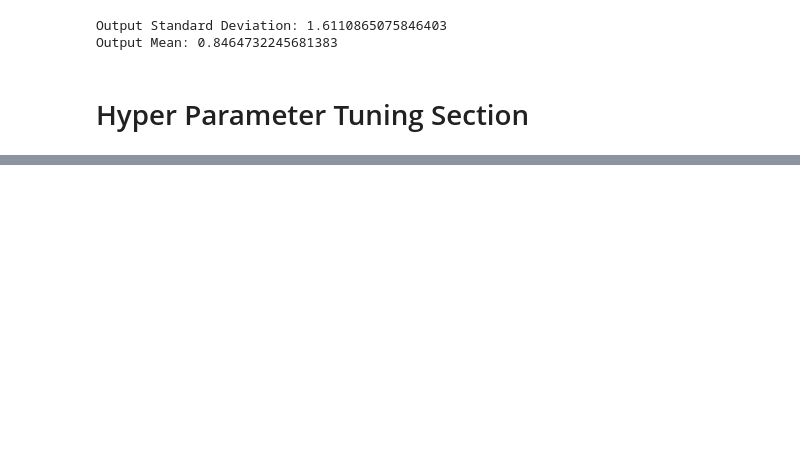
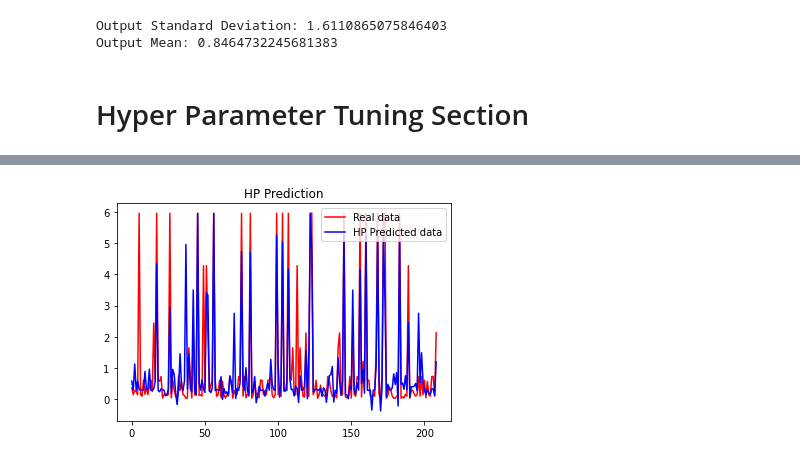
Before and after one commit to EMAT31530/green-team-repo-2, a Jupyter notebook: Neural_Networks/KM/Tensor Flow/NN_Carbon_Tensor.ipynb, the cells around one changed output, grey strips where cells are left out. Cells and saved outputs as stored; diff of their text form; code cells hidden in the pictures; blank space fills up the shorter version.

```diff
--- a/Neural_Networks/KM/Tensor Flow/NN_Carbon_Tensor.ipynb
+++ b/Neural_Networks/KM/Tensor Flow/NN_Carbon_Tensor.ipynb
@@ -231,10 +270,12 @@ y_hp_pred = model.predict(X_test)
 # %%
 # plot predicted values against test values
 plt.plot(y_test, color = 'red', label = 'Real data')
 plt.plot(y_hp_pred, color = 'blue', label = 'HP Predicted data')
 plt.title('HP Prediction')
-plt.legend()
+plt.legend(loc='upper right')
 plt.show()
+# %% [output]
+[figure, added]
 # %%
 # checking the output metrics
 from sklearn import metrics
```
Also changed, not shown: parts of 11 cells of this notebook.
